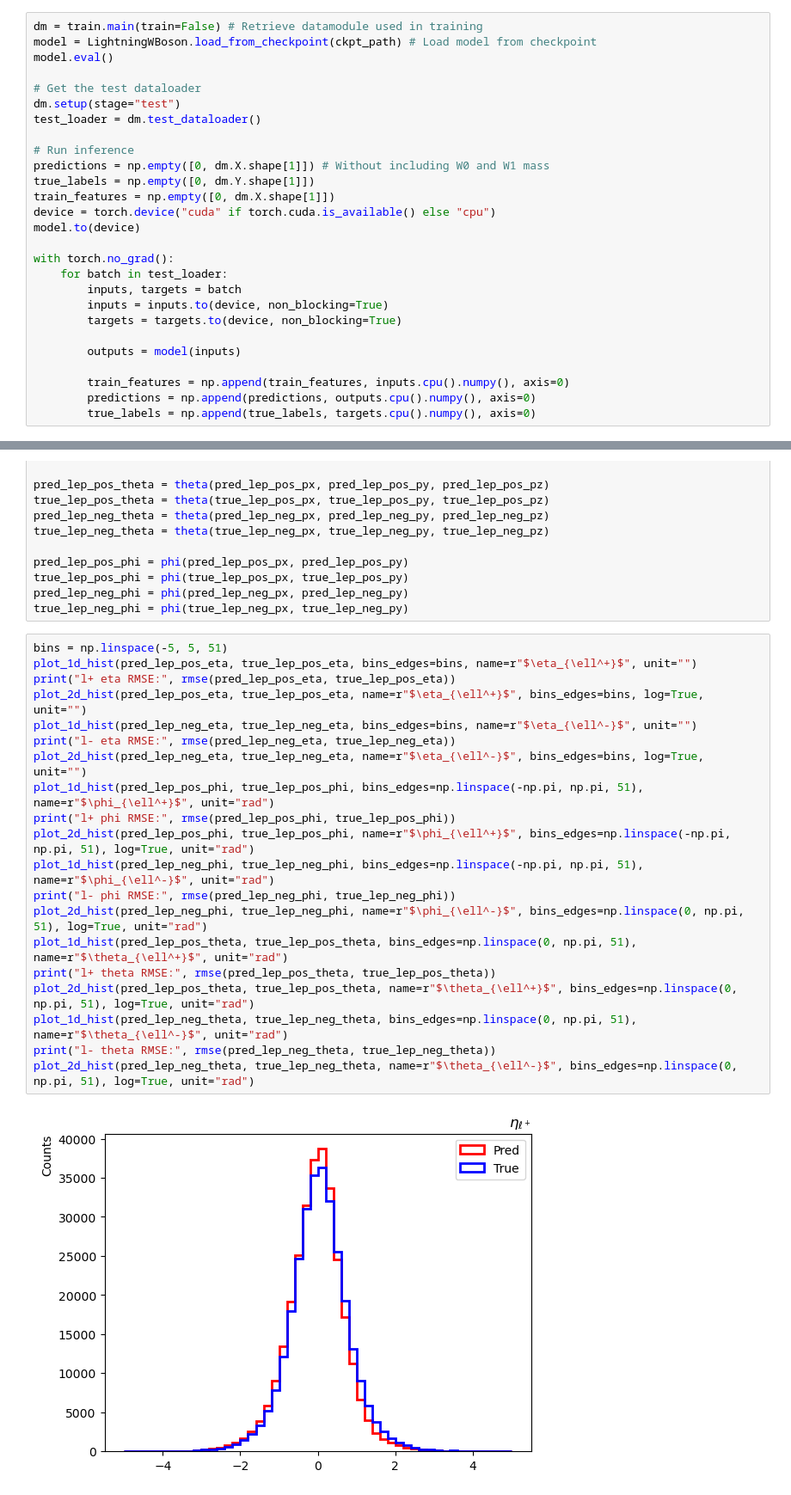
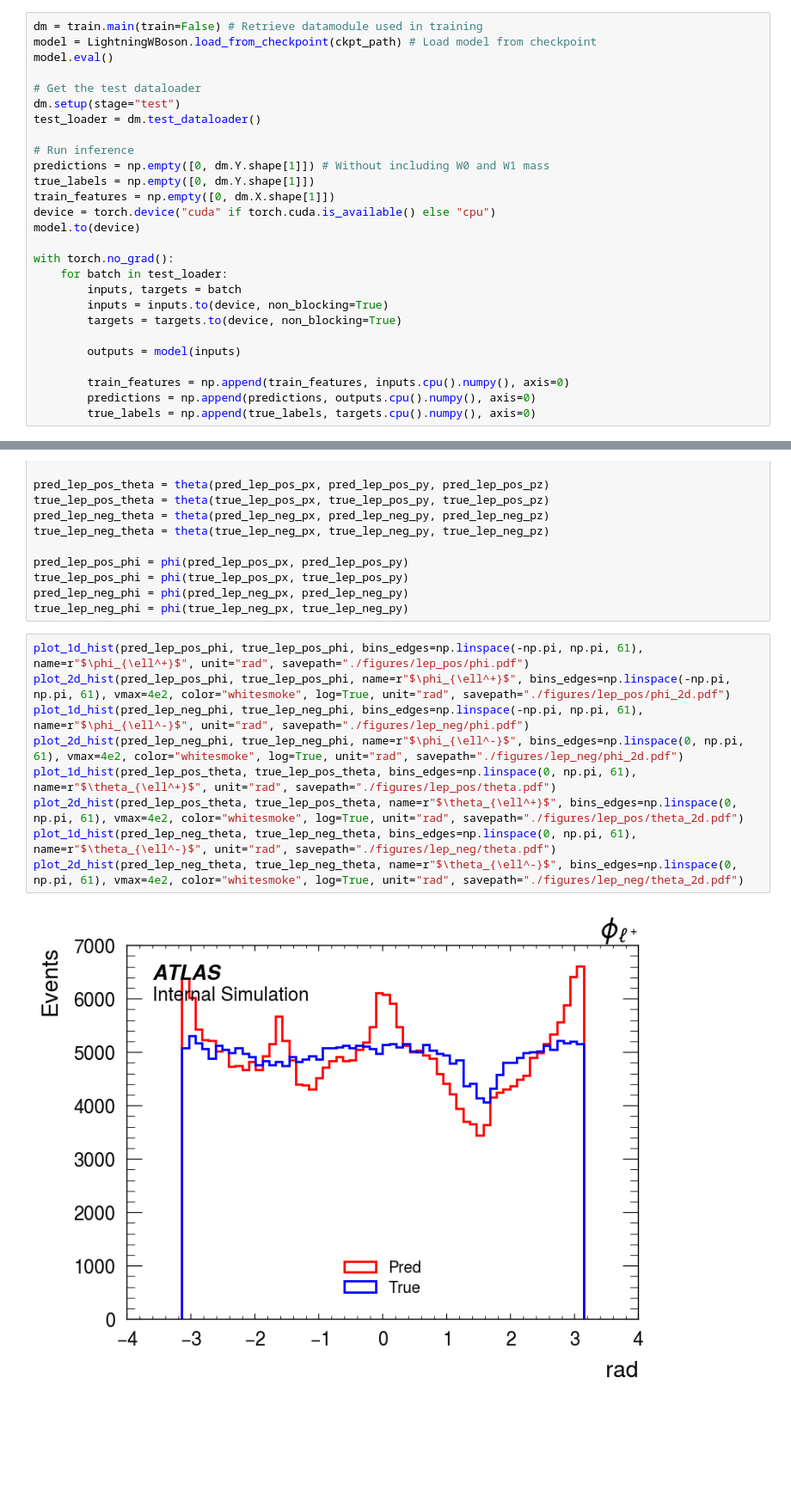
Before and after one commit to yygarypeng/ww-pcres, a Jupyter notebook: visualize.ipynb, the cells around one changed output, grey strips where cells are left out. Shown at 86% size. Cells and saved outputs as stored; diff of their text form; blank space fills up the shorter version.

```diff
--- a/visualize.ipynb
+++ b/visualize.ipynb
@@ -29,7 +29,7 @@ dm.setup(stage="test")
 test_loader = dm.test_dataloader()
 
 # Run inference
-predictions = np.empty([0, dm.X.shape[1]]) # Without including W0 and W1 mass
+predictions = np.empty([0, dm.Y.shape[1]]) # Without including W0 and W1 mass
 true_labels = np.empty([0, dm.Y.shape[1]])
 train_features = np.empty([0, dm.X.shape[1]])
 device = torch.device("cuda" if torch.cuda.is_available() else "cpu")
@@ -189,24 +189,13 @@ true_lep_pos_phi = phi(true_lep_pos_px, true_lep_pos_py)
 pred_lep_neg_phi = phi(pred_lep_neg_px, pred_lep_neg_py)
 true_lep_neg_phi = phi(true_lep_neg_px, true_lep_neg_py)
 # %%
-bins = np.linspace(-5, 5, 51)
-plot_1d_hist(pred_lep_pos_eta, true_lep_pos_eta, bins_edges=bins, name=r"$\eta_{\ell^+}$", unit="")
-print("l+ eta RMSE:", rmse(pred_lep_pos_eta, true_lep_pos_eta))
-plot_2d_hist(pred_lep_pos_eta, true_lep_pos_eta, name=r"$\eta_{\ell^+}$", bins_edges=bins, log=True, unit="")
-plot_1d_hist(pred_lep_neg_eta, true_lep_neg_eta, bins_edges=bins, name=r"$\eta_{\ell^-}$", unit="")
-print("l- eta RMSE:", rmse(pred_lep_neg_eta, true_lep_neg_eta))
-plot_2d_hist(pred_lep_neg_eta, true_lep_neg_eta, name=r"$\eta_{\ell^-}$", bins_edges=bins, log=True, unit="")
-plot_1d_hist(pred_lep_pos_phi, true_lep_pos_phi, bins_edges=np.linspace(-np.pi, np.pi, 51), name=r"$\phi_{\ell^+}$", unit="rad")
-print("l+ phi RMSE:", rmse(pred_lep_pos_phi, true_lep_pos_phi))
-plot_2d_hist(pred_lep_pos_phi, true_lep_pos_phi, name=r"$\phi_{\ell^+}$", bins_edges=np.linspace(-np.pi, np.pi, 51), log=True, unit="rad")
-plot_1d_hist(pred_lep_neg_phi, true_lep_neg_phi, bins_edges=np.linspace(-np.pi, np.pi, 51), name=r"$\phi_{\ell^-}$", unit="rad")
-print("l- phi RMSE:", rmse(pred_lep_neg_phi, true_lep_neg_phi))
-plot_2d_hist(pred_lep_neg_phi, true_lep_neg_phi, name=r"$\phi_{\ell^-}$", bins_edges=np.linspace(0, np.pi, 51), log=True, unit="rad")
-plot_1d_hist(pred_lep_pos_theta, true_lep_pos_theta, bins_edges=np.linspace(0, np.pi, 51), name=r"$\theta_{\ell^+}$", unit="rad")
-print("l+ theta RMSE:", rmse(pred_lep_pos_theta, true_lep_pos_theta))
-plot_2d_hist(pred_lep_pos_theta, true_lep_pos_theta, name=r"$\theta_{\ell^+}$", bins_edges=np.linspace(0, np.pi, 51), log=True, unit="rad")
-plot_1d_hist(pred_lep_neg_theta, true_lep_neg_theta, bins_edges=np.linspace(0, np.pi, 51), name=r"$\theta_{\ell^-}$", unit="rad")
-print("l- theta RMSE:", rmse(pred_lep_neg_theta, true_lep_neg_theta))
-plot_2d_hist(pred_lep_neg_theta, true_lep_neg_theta, name=r"$\theta_{\ell^-}$", bins_edges=np.linspace(0, np.pi, 51), log=True, unit="rad")
+plot_1d_hist(pred_lep_pos_phi, true_lep_pos_phi, bins_edges=np.linspace(-np.pi, np.pi, 61), name=r"$\phi_{\ell^+}$", unit="rad", savepath="./figures/lep_pos/phi.pdf")
+plot_2d_hist(pred_lep_pos_phi, true_lep_pos_phi, name=r"$\phi_{\ell^+}$", bins_edges=np.linspace(-np.pi, np.pi, 61), vmax=4e2, color="whitesmoke", log=True, unit="rad", savepath="./figures/lep_pos/phi_2d.pdf")
+plot_1d_hist(pred_lep_neg_phi, true_lep_neg_phi, bins_edges=np.linspace(-np.pi, np.pi, 61), name=r"$\phi_{\ell^-}$", unit="rad", savepath="./figures/lep_neg/phi.pdf")
+plot_2d_hist(pred_lep_neg_phi, true_lep_neg_phi, name=r"$\phi_{\ell^-}$", bins_edges=np.linspace(0, np.pi, 61), vmax=4e2, color="whitesmoke", log=True, unit="rad", savepath="./figures/lep_neg/phi_2d.pdf")
+plot_1d_hist(pred_lep_pos_theta, true_lep_pos_theta, bins_edges=np.linspace(0, np.pi, 61), name=r"$\theta_{\ell^+}$", unit="rad", savepath="./figures/lep_pos/theta.pdf")
+plot_2d_hist(pred_lep_pos_theta, true_lep_pos_theta, name=r"$\theta_{\ell^+}$", bins_edges=np.linspace(0, np.pi, 61), vmax=4e2, color="whitesmoke", log=True, unit="rad", savepath="./figures/lep_pos/theta_2d.pdf")
+plot_1d_hist(pred_lep_neg_theta, true_lep_neg_theta, bins_edges=np.linspace(0, np.pi, 61), name=r"$\theta_{\ell^-}$", unit="rad", savepath="./figures/lep_neg/theta.pdf")
+plot_2d_hist(pred_lep_neg_theta, true_lep_neg_theta, name=r"$\theta_{\ell^-}$", bins_edges=np.linspace(0, np.pi, 61), vmax=4e2, color="whitesmoke", log=True, unit="rad", savepath="./figures/lep_neg/theta_2d.pdf")
 # %% [output]
-[figure, old version]
+[figure, new version]
```
Also changed, not shown: parts of 11 cells of this notebook, 33 other files.
